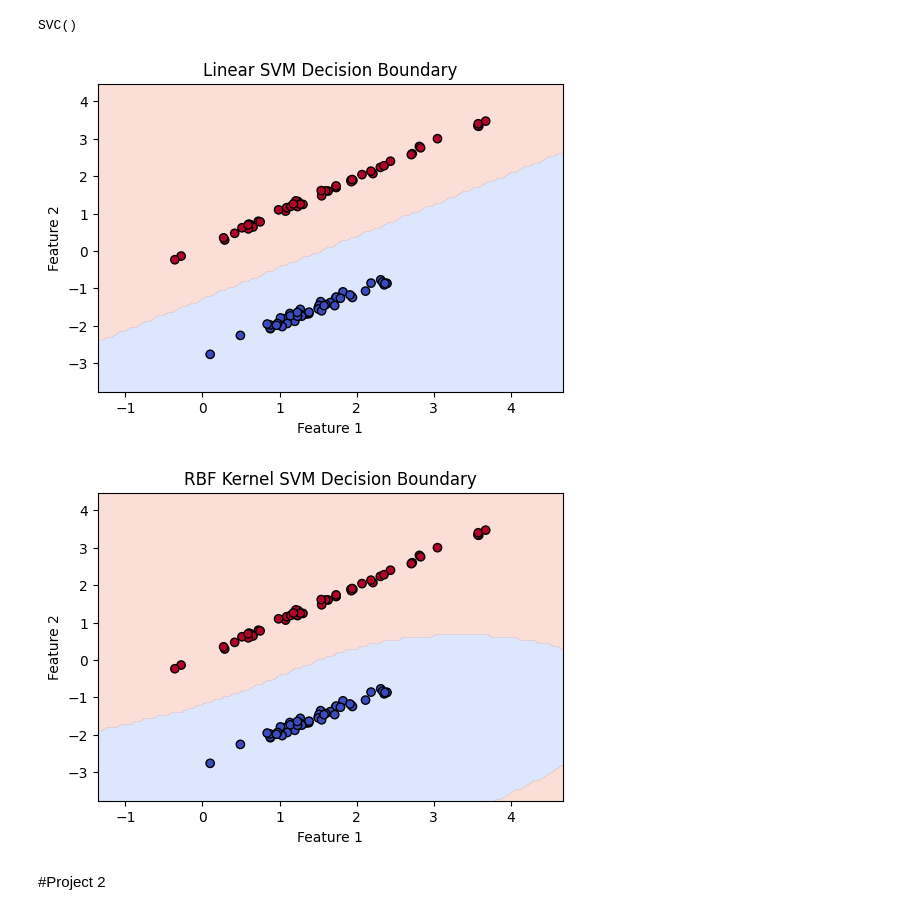
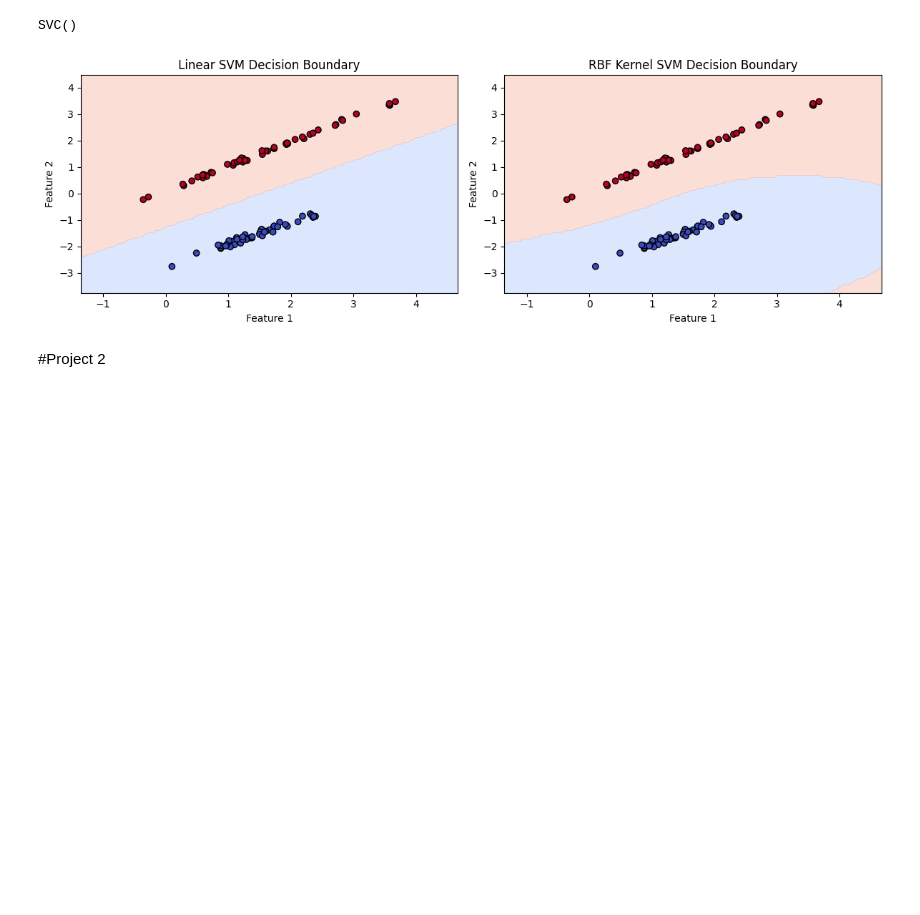
Before and after one commit to rajadaud12/Plus-W-IT-Training-Tasks, a Jupyter notebook: Class-8/lecture_code/lecture_code.ipynb, the cells around one changed output. Drawn from its saved outputs; the diff is of its cells as text; code cells hidden in the pictures; blank space fills up the shorter version.

```diff
--- a/Class-8/lecture_code/lecture_code.ipynb
+++ b/Class-8/lecture_code/lecture_code.ipynb
@@ -127,27 +127,29 @@ SVC()
 # %%
 import numpy as np
 import matplotlib.pyplot as plt
 
-def plot_decision_boundary(model, X, y, title):
+def plot_decision_boundary(ax, model, X, y, title):
     xx, yy = np.meshgrid(np.linspace(X[:, 0].min() - 1, X[:, 0].max() + 1, 100),
                          np.linspace(X[:, 1].min() - 1, X[:, 1].max() + 1, 100))
 
     Z = model.predict(np.c_[xx.ravel(), yy.ravel()])
     Z = Z.reshape(xx.shape)
 
-    plt.figure(figsize=(6, 4))
-    plt.contourf(xx, yy, Z, alpha=0.3, levels=1, cmap='coolwarm')
-    plt.scatter(X[:, 0], X[:, 1], c=y, edgecolors='k', cmap='coolwarm')
-    plt.title(title)
-    plt.xlabel("Feature 1")
-    plt.ylabel("Feature 2")
-    plt.show()
+    ax.contourf(xx, yy, Z, alpha=0.3, levels=1, cmap='coolwarm')
+    ax.scatter(X[:, 0], X[:, 1], c=y, edgecolors='k', cmap='coolwarm')
+    ax.set_title(title)
+    ax.set_xlabel("Feature 1")
+    ax.set_ylabel("Feature 2")
 
-plot_decision_boundary(linear_svm, X, y, "Linear SVM Decision Boundary")
-plot_decision_boundary(rbf_svm, X, y, "RBF Kernel SVM Decision Boundary")
+fig, axes = plt.subplots(1, 2, figsize=(12, 4))  # 1 row, 2 columns
+
+plot_decision_boundary(axes[0], linear_svm, X, y, "Linear SVM Decision Boundary")
+plot_decision_boundary(axes[1], rbf_svm, X, y, "RBF Kernel SVM Decision Boundary")
+
+plt.tight_layout()  # Adjust layout to prevent overlapping
+plt.show()
 # %% [output]
-[figure, old version]
+[figure, new version]
-[figure, removed]
 # %% [markdown]
 #Project 2
 # %% [markdown]
```
Also changed, not shown: 5 other files.
